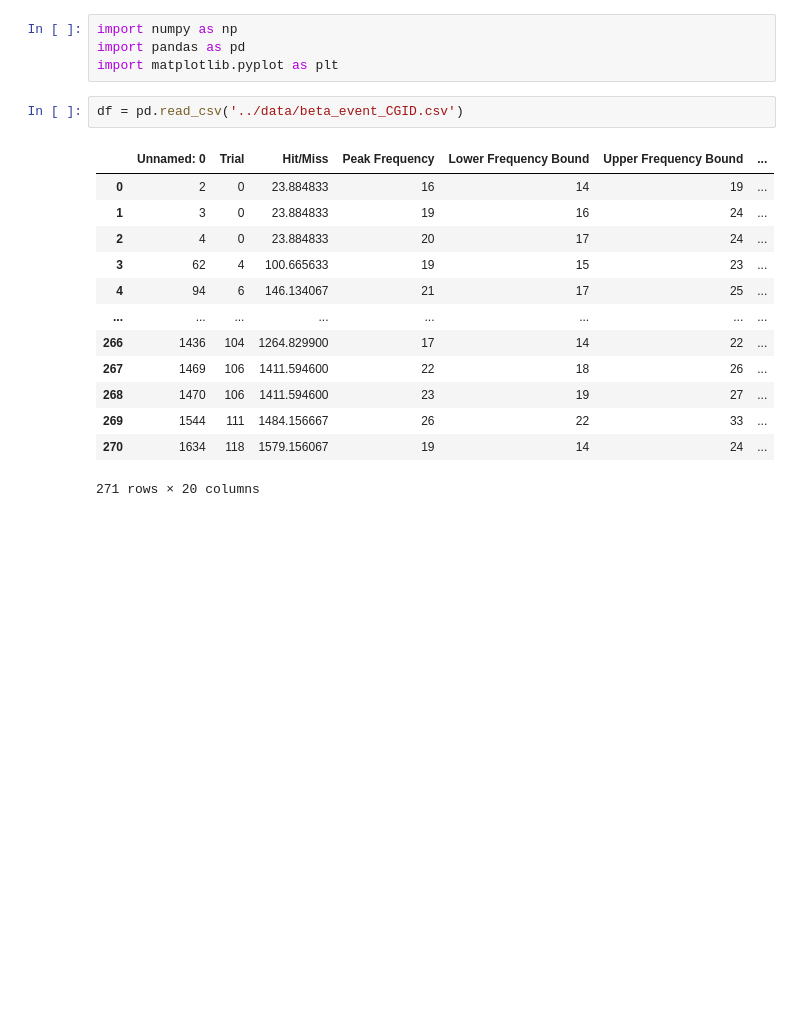
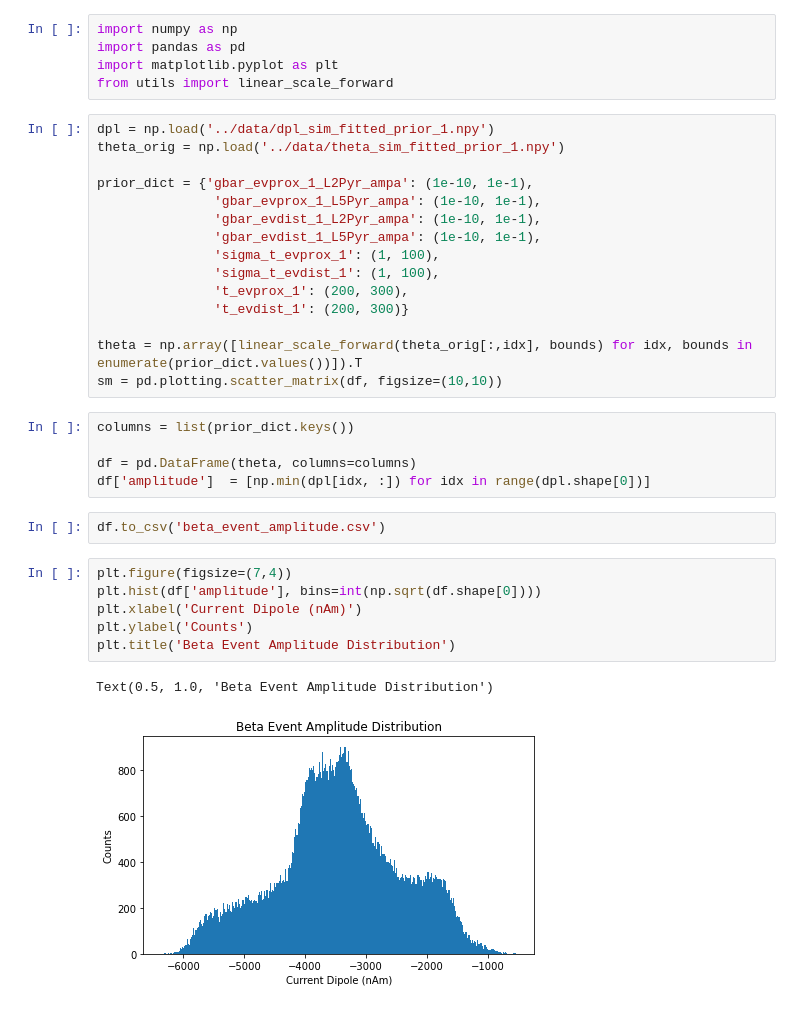
Before and after one commit to ntolley/data1030_project, a Jupyter notebook: src/midterm_report.ipynb, the cells around one changed output. Saved outputs shown, nothing was run; the diff lists cells and outputs as text; blank space fills up the shorter version.

```diff
--- a/src/midterm_report.ipynb
+++ b/src/midterm_report.ipynb
@@ -2,19 +2,35 @@
 import numpy as np
 import pandas as pd
 import matplotlib.pyplot as plt
+from utils import linear_scale_forward
-# %%
-df = pd.read_csv('../data/beta_event_CGID.csv')
-# %% [output]
-|  | Unnamed: 0 | Trial | Hit/Miss | Peak Frequency | Lower Frequency Bound | Upper Frequency Bound | ... |
-| 0 | 2 | 0 | 23.884833 | 16 | 14 | 19 | ... |
-| 1 | 3 | 0 | 23.884833 | 19 | 16 | 24 | ... |
-| 2 | 4 | 0 | 23.884833 | 20 | 17 | 24 | ... |
-| 3 | 62 | 4 | 100.665633 | 19 | 15 | 23 | ... |
-| 4 | 94 | 6 | 146.134067 | 21 | 17 | 25 | ... |
-| ... | ... | ... | ... | ... | ... | ... | ... |
-| 266 | 1436 | 104 | 1264.829900 | 17 | 14 | 22 | ... |
-| 267 | 1469 | 106 | 1411.594600 | 22 | 18 | 26 | ... |
-| 268 | 1470 | 106 | 1411.594600 | 23 | 19 | 27 | ... |
-| 269 | 1544 | 111 | 1484.156667 | 26 | 22 | 33 | ... |
-| 270 | 1634 | 118 | 1579.156067 | 19 | 14 | 24 | ... |
-271 rows × 20 columns
+# %%
+dpl = np.load('../data/dpl_sim_fitted_prior_1.npy')
+theta_orig = np.load('../data/theta_sim_fitted_prior_1.npy')
+
+prior_dict = {'gbar_evprox_1_L2Pyr_ampa': (1e-10, 1e-1),
+               'gbar_evprox_1_L5Pyr_ampa': (1e-10, 1e-1),
+               'gbar_evdist_1_L2Pyr_ampa': (1e-10, 1e-1),
+               'gbar_evdist_1_L5Pyr_ampa': (1e-10, 1e-1),
+               'sigma_t_evprox_1': (1, 100),
+               'sigma_t_evdist_1': (1, 100),
+               't_evprox_1': (200, 300),
+               't_evdist_1': (200, 300)}
+
+theta = np.array([linear_scale_forward(theta_orig[:,idx], bounds) for idx, bounds in enumerate(prior_dict.values())]).T
+sm = pd.plotting.scatter_matrix(df, figsize=(10,10))
+# %%
+columns = list(prior_dict.keys())
+
+df = pd.DataFrame(theta, columns=columns)
+df['amplitude']  = [np.min(dpl[idx, :]) for idx in range(dpl.shape[0])]
+# %%
+df.to_csv('beta_event_amplitude.csv')
+# %%
+plt.figure(figsize=(7,4))
+plt.hist(df['amplitude'], bins=int(np.sqrt(df.shape[0])))
+plt.xlabel('Current Dipole (nAm)')
+plt.ylabel('Counts')
+plt.title('Beta Event Amplitude Distribution')
+# %% [output]
+Text(0.5, 1.0, 'Beta Event Amplitude Distribution')
+[figure, added]
```
Also changed, not shown: parts of 1 cell of this notebook.
